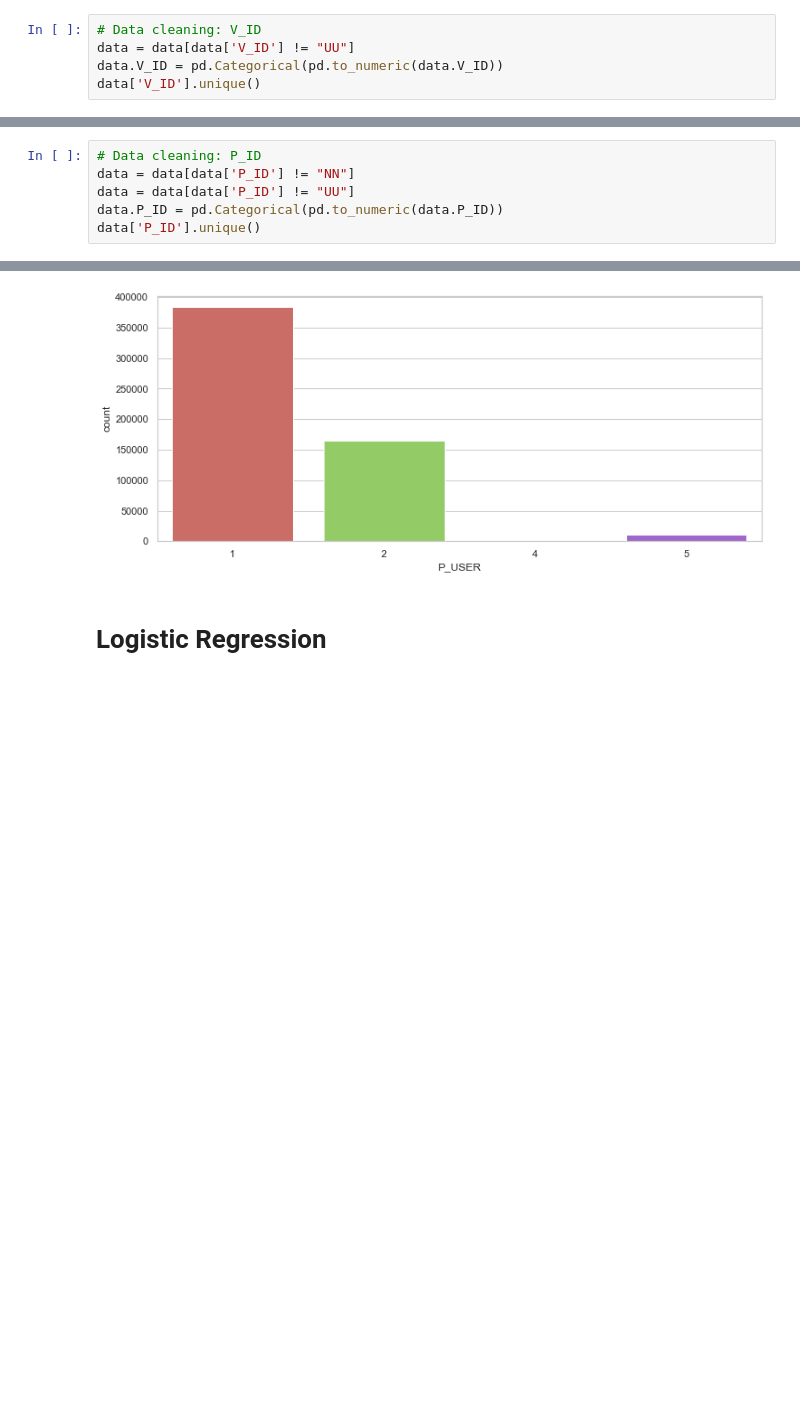
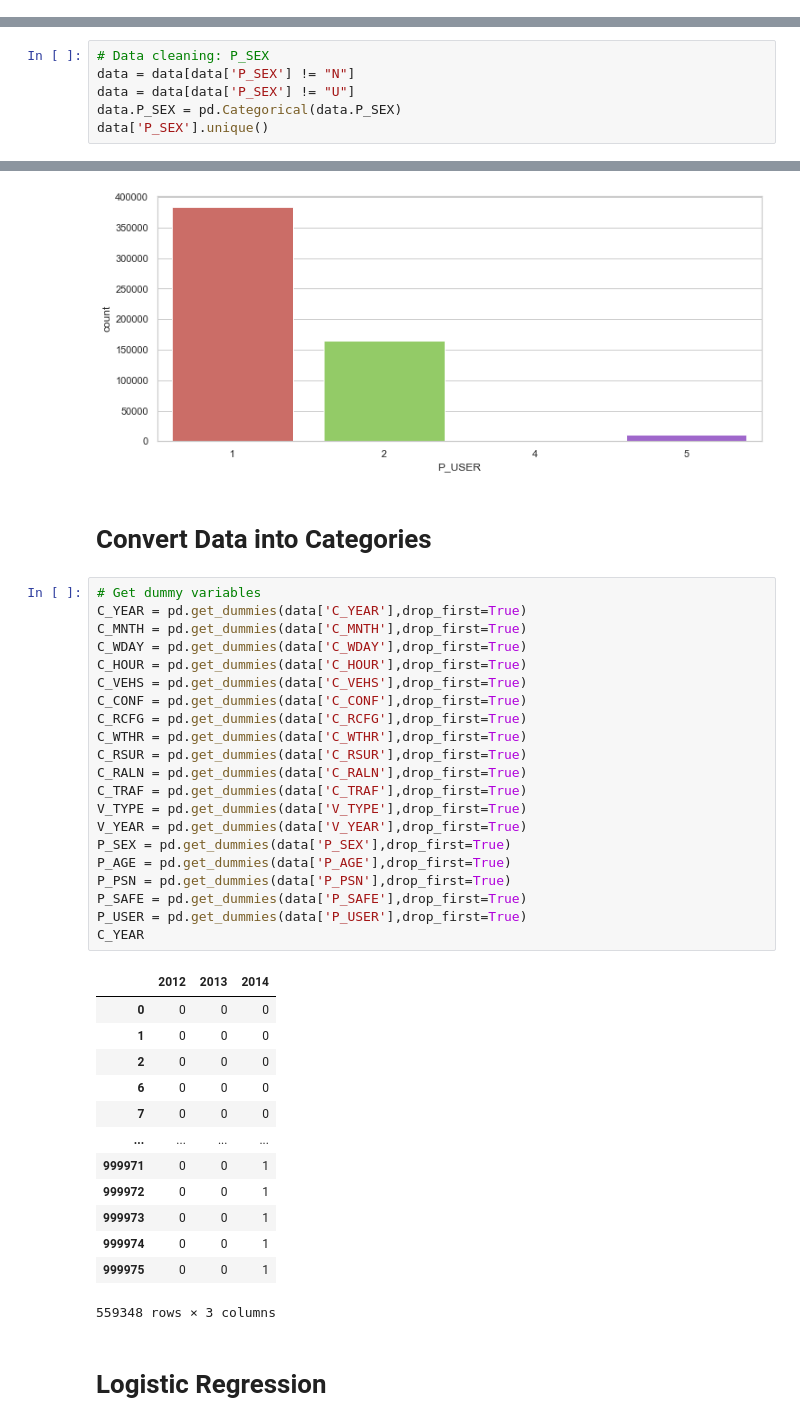
Before and after one commit to cocassel/car-accidents, a Jupyter notebook: car-accidents.ipynb, the cells around one changed output, grey strips where cells are left out. Cells and saved outputs as stored; diff of their text form; blank space fills up the shorter version.

Commit message:
dummy variables

```diff
--- a/car-accidents.ipynb
+++ b/car-accidents.ipynb
@@ -163,8 +152,3 @@ data['C_TRAF'].unique()
 # %% [output]
 [[18.0, inf), [3.0, 8.0), [1.0, 3.0), [10.0, 13.0), [13.0, 15.0), [8.0, 10.0), [15.0, 17.0), [17.0, 18.0)]
 Categories (8, interval[float64]): [[1.0, 3.0) < [3.0, 8.0) < [8.0, 10.0) < [10.0, 13.0) < [13.0, 15.0) < [15.0, 17.0) < [17.0, 18.0) < [18.0, inf)]
-# %%
-# Data cleaning: V_ID
-data = data[data['V_ID'] != "UU"]
-data.V_ID = pd.Categorical(pd.to_numeric(data.V_ID))
-data['V_ID'].unique()
@@ -196,9 +176,9 @@ data['V_YEAR'].unique()
 [[2000.0, 2010.0), [2010.0, inf), [1990.0, 2000.0), [1980.0, 1990.0), [1950.0, 1980.0), [1900.0, 1950.0)]
 Categories (6, interval[float64]): [[1900.0, 1950.0) < [1950.0, 1980.0) < [1980.0, 1990.0) < [1990.0, 2000.0) < [2000.0, 2010.0) < [2010.0, inf)]
 # %%
-# Data cleaning: P_ID
-data = data[data['P_ID'] != "NN"]
-data = data[data['P_ID'] != "UU"]
-data.P_ID = pd.Categorical(pd.to_numeric(data.P_ID))
-data['P_ID'].unique()
+# Data cleaning: P_SEX
+data = data[data['P_SEX'] != "N"]
+data = data[data['P_SEX'] != "U"]
+data.P_SEX = pd.Categorical(data.P_SEX)
+data['P_SEX'].unique()
 # %% [output]
@@ -526,6 +505,43 @@ sns.countplot(x='P_USER', data=data, palette='hls')
 plt.show()
 # %% [output]
 [figure]
+# %% [markdown]
+# Convert Data into Categories
+# %%
+# Get dummy variables
+C_YEAR = pd.get_dummies(data['C_YEAR'],drop_first=True)
+C_MNTH = pd.get_dummies(data['C_MNTH'],drop_first=True)
+C_WDAY = pd.get_dummies(data['C_WDAY'],drop_first=True)
+C_HOUR = pd.get_dummies(data['C_HOUR'],drop_first=True)
+C_VEHS = pd.get_dummies(data['C_VEHS'],drop_first=True)
+C_CONF = pd.get_dummies(data['C_CONF'],drop_first=True)
+C_RCFG = pd.get_dummies(data['C_RCFG'],drop_first=True)
+C_WTHR = pd.get_dummies(data['C_WTHR'],drop_first=True)
+C_RSUR = pd.get_dummies(data['C_RSUR'],drop_first=True)
+C_RALN = pd.get_dummies(data['C_RALN'],drop_first=True)
+C_TRAF = pd.get_dummies(data['C_TRAF'],drop_first=True)
+V_TYPE = pd.get_dummies(data['V_TYPE'],drop_first=True)
+V_YEAR = pd.get_dummies(data['V_YEAR'],drop_first=True)
+P_SEX = pd.get_dummies(data['P_SEX'],drop_first=True)
+P_AGE = pd.get_dummies(data['P_AGE'],drop_first=True)
+P_PSN = pd.get_dummies(data['P_PSN'],drop_first=True)
+P_SAFE = pd.get_dummies(data['P_SAFE'],drop_first=True)
+P_USER = pd.get_dummies(data['P_USER'],drop_first=True)
+C_YEAR
+# %% [output]
+|  | 2012 | 2013 | 2014 |
+| 0 | 0 | 0 | 0 |
+| 1 | 0 | 0 | 0 |
+| 2 | 0 | 0 | 0 |
+| 6 | 0 | 0 | 0 |
+| 7 | 0 | 0 | 0 |
+| ... | ... | ... | ... |
+| 999971 | 0 | 0 | 1 |
+| 999972 | 0 | 0 | 1 |
+| 999973 | 0 | 0 | 1 |
+| 999974 | 0 | 0 | 1 |
+| 999975 | 0 | 0 | 1 |
+559348 rows × 3 columns
 # %% [markdown]
 # Logistic Regression
 # %% [markdown]
```
Also changed, not shown: parts of 6 cells of this notebook, 1 other file.
